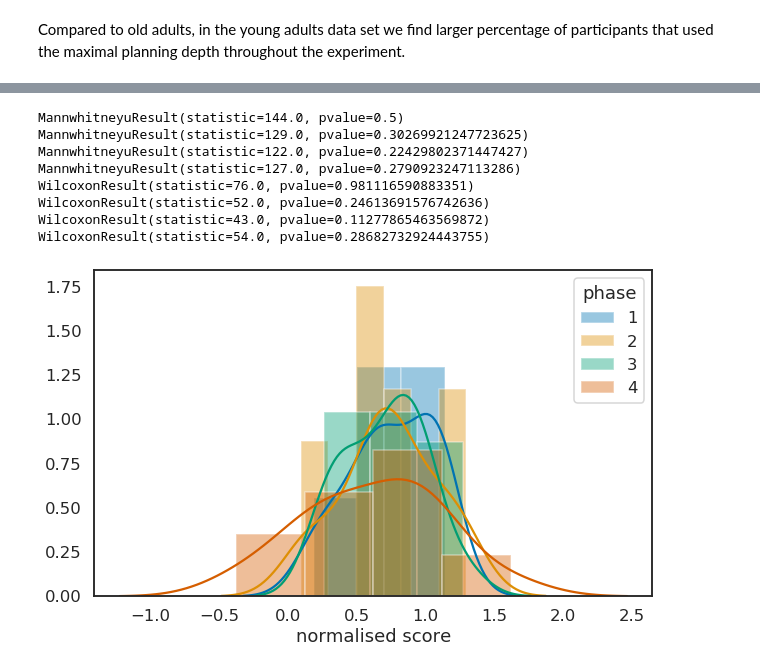
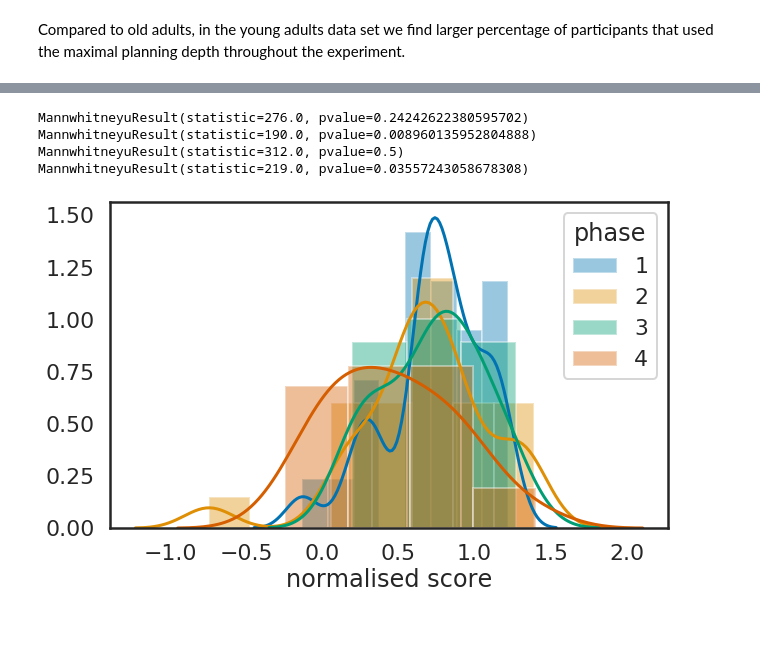
Before and after one commit to jeffensen/plandepth, a Jupyter notebook: notebooks/analysing_behavioural_data_B03.ipynb, the cells around one changed output, grey strips where cells are left out. Drawn from its saved outputs; the diff is of its cells as text; code cells hidden in the pictures; blank space fills up the shorter version.

```diff
--- a/notebooks/analysing_behavioural_data_B03.ipynb
+++ b/notebooks/analysing_behavioural_data_B03.ipynb
@@ -7,7 +7,7 @@ from scipy import io
 
 import matplotlib.pyplot as plt
 import seaborn as sns
-sns.set(context='talk', style='white')
+sns.set(context='poster', style='white')
 sns.set_palette("colorblind", n_colors=5, color_codes=True)
 
 from os import listdir
@@ -79,6 +79,7 @@ def load_and_format_data(relative_path, cutoff=0):
             df['log_rt_sum'] = np.log(np.nansum(rts, -1))
 
             df['subject'] = subject
+            df['ID'] = parts[1]
             df['block_number'] = mini_blocks
 
             if notrials[0] == 3:
@@ -506,26 +539,25 @@ ep_prob_oa = ep_count_oa/ep_count_oa.sum(0)
 ep_oa = ep_prob_oa.reshape(3, 4, 25, -1).mean(-2)
 #######################################################################3
 
-n_subs = len(np.unique(data_old.subject))
+n_subs = pd_prob_oa.shape[1]
 
 score = data_old['gain'].values.reshape(n_subs, 4, -1).sum(-1)/25
 order = data_old.order.values.reshape(n_subs, -1)[:, 0]
 rev = order == 2
 
-mpd_oa = pd_prob_oa.dot(np.arange(1, 4)).reshape(4, 25, -1).mean(-2)[:, valid_old].T
-vpd_oa = pd_prob_oa.dot(np.arange(1, 4)).reshape(4, 25, -1).std(-2)[:, valid_old].T
+mpd_all_oa = pd_prob_oa.dot(np.arange(1, 4)).reshape(4, 25, -1)
+mpd_oa = mpd_all_oa.mean(-2).T
+vpd_oa = mpd_all_oa.std(-2).T
 
-ep_oa = ep_oa[..., valid_old]
-
+mpd_all_oa[..., rev] = np.concatenate([mpd_all_oa[2:, :, rev], mpd_all_oa[:2, :, rev]], 0)
 mpd_oa[rev] = np.concatenate([mpd_oa[rev, 2:], mpd_oa[rev, :2]], -1)
 vpd_oa[rev] = np.concatenate([vpd_oa[rev, 2:], vpd_oa[rev, :2]], -1)
-
 ep_oa[..., rev] = np.concatenate([ep_oa[:, 2:, rev], ep_oa[:, :2, rev]], -2)
 
 # create data frame with ep and entorpy estimates
 data_oa = pd.DataFrame(data=ep_oa[[-2, -2, -1, -1], [0, 1, 2, 3]].T, columns=[1, 2, 3, 4])
 data_oa['order'] = order
-data_oa = data_oa.melt(id_vars='order', var_name='phase', value_name='EP max depth')
+data_oa = data_oa.melt(id_vars='order', var_name='phase', value_name='EP(depth=max)')
 data_oa['group'] = 'OA'
 
 df = pd.DataFrame(data=vpd_oa, columns=[1, 2, 3, 4])
@@ -548,9 +580,4 @@ print(mannwhitneyu(norm_score1[:, 0], norm_score1[:, 1]))
 print(mannwhitneyu(norm_score1[:, 2], norm_score1[:, 3]))
 print(mannwhitneyu(norm_score1[:, 0], norm_score1[:, 2]))
 print(mannwhitneyu(norm_score1[:, 1], norm_score1[:, 3]))
-
-print(wilcoxon(norm_score1[:, 0], norm_score1[:, 1]))
-print(wilcoxon(norm_score1[:, 2], norm_score1[:, 3]))
-print(wilcoxon(norm_score1[:, 0], norm_score1[:, 2]))
-print(wilcoxon(norm_score1[:, 1], norm_score1[:, 3]))
 # %% [output]
@@ -573,61 +596,51 @@ ep_prob_ya = ep_count_ya/ep_count_ya.sum(0)
 ep_ya = ep_prob_ya.reshape(3, 4, 25, -1).mean(-2)
 ####################################################################################
 
-n_subs = len(np.unique(data_young.subject))
+n_subs = pd_prob_ya.shape[1]
 
-score = data_young['gain'].values.reshape(n_subs, 4, -1).sum(-1)/25
-mpd_ya = pd_prob_ya.dot(np.arange(1, 4)).reshape(4, 25, -1).mean(-2)[:, valid_young].T
-vpd_ya = pd_prob_ya.dot(np.arange(1, 4)).reshape(4, 25, -1).std(-2)[:, valid_young].T
-ep_ya = ep_ya[..., valid_young]
+mpd_all_ya = pd_prob_ya.dot(np.arange(1, 4)).reshape(4, 25, -1)
+mpd_ya = mpd_all_ya.mean(-2).T
+vpd_ya = mpd_all_ya.std(-2).T
 
 order = data_young.order.values.reshape(n_subs, -1)[:, 0]
 rev = order == 2
 
+mpd_all_ya[..., rev] = np.concatenate([mpd_all_ya[2:, :, rev], mpd_all_ya[:2, :, rev]], 0)
 mpd_ya[rev] = np.concatenate([mpd_ya[rev, 2:], mpd_ya[rev, :2]], -1)
 vpd_ya[rev] = np.concatenate([vpd_ya[rev, 2:], vpd_ya[rev, :2]], -1)
 ep_ya[..., rev] = np.concatenate([ep_ya[:, 2:, rev], ep_ya[:, :2, rev]], -2)
-ent_ya[..., rev] = np.concatenate([ent_ya[2:, rev], ent_ya[:2, rev]], -2)
 
 data_ya = pd.DataFrame(data=ep_ya[[-2, -2, -1, -1], [0, 1, 2, 3]].T, columns=[1, 2, 3, 4])
 data_ya['order'] = order
-data_ya = data_ya.melt(id_vars='order', var_name='phase', value_name='EP max depth')
+data_ya = data_ya.melt(id_vars='order', var_name='phase', value_name='EP(depth=max)')
 data_ya['group'] = 'YA'
 
 df = pd.DataFrame(data=vpd_ya, columns=[1, 2, 3, 4])
 data_ya['std'] = df.melt(var_name='phase', value_name='entropy')['entropy']
 
+score = data_young['gain'].values.reshape(n_subs, 4, -1).sum(-1)/25
 score[rev] = np.concatenate([score[rev, 2:], score[rev, :2]], -1)
 norm_score2 = (score - rel_score[0])/(rel_score[-1] - rel_score[0])
 
 fig, axes = plt.subplots(1, 1, figsize=(10, 6), sharex=True, sharey=True)
 axes.set_xlabel('normalised score')
 for i in range(4):
     sns.distplot(norm_score2[:, i], ax=axes)
 
 axes.legend([1, 2, 3, 4], title='phase')
 
-
 from scipy.stats import mannwhitneyu, wilcoxon
 
 print(mannwhitneyu(norm_score2[:, 0], norm_score2[:, 1]))
 print(mannwhitneyu(norm_score2[:, 2], norm_score2[:, 3]))
 print(mannwhitneyu(norm_score2[:, 0], norm_score2[:, 2]))
 print(mannwhitneyu(norm_score2[:, 1], norm_score2[:, 3]))
-
-print(wilcoxon(norm_score2[:, 0], norm_score2[:, 1]))
-print(wilcoxon(norm_score2[:, 2], norm_score2[:, 3]))
-print(wilcoxon(norm_score2[:, 0], norm_score2[:, 2]))
-print(wilcoxon(norm_score2[:, 1], norm_score2[:, 3]))
 # %% [output]
-MannwhitneyuResult(statistic=144.0, pvalue=0.5)
-MannwhitneyuResult(statistic=129.0, pvalue=0.30269921247723625)
-MannwhitneyuResult(statistic=122.0, pvalue=0.22429802371447427)
-MannwhitneyuResult(statistic=127.0, pvalue=0.2790923247113286)
-WilcoxonResult(statistic=76.0, pvalue=0.981116590883351)
-WilcoxonResult(statistic=52.0, pvalue=0.24613691576742636)
-WilcoxonResult(statistic=43.0, pvalue=0.11277865463569872)
-WilcoxonResult(statistic=54.0, pvalue=0.28682732924443755)
+MannwhitneyuResult(statistic=276.0, pvalue=0.24242622380595702)
+MannwhitneyuResult(statistic=190.0, pvalue=0.008960135952804888)
+MannwhitneyuResult(statistic=312.0, pvalue=0.5)
+MannwhitneyuResult(statistic=219.0, pvalue=0.03557243058678308)
-[figure, old version]
+[figure, new version]
 # %%
 fig, axes = plt.subplots(1, 4, figsize=(15, 5), sharey=True, sharex=True)
 
```
Also changed, not shown: parts of 27 cells of this notebook.
